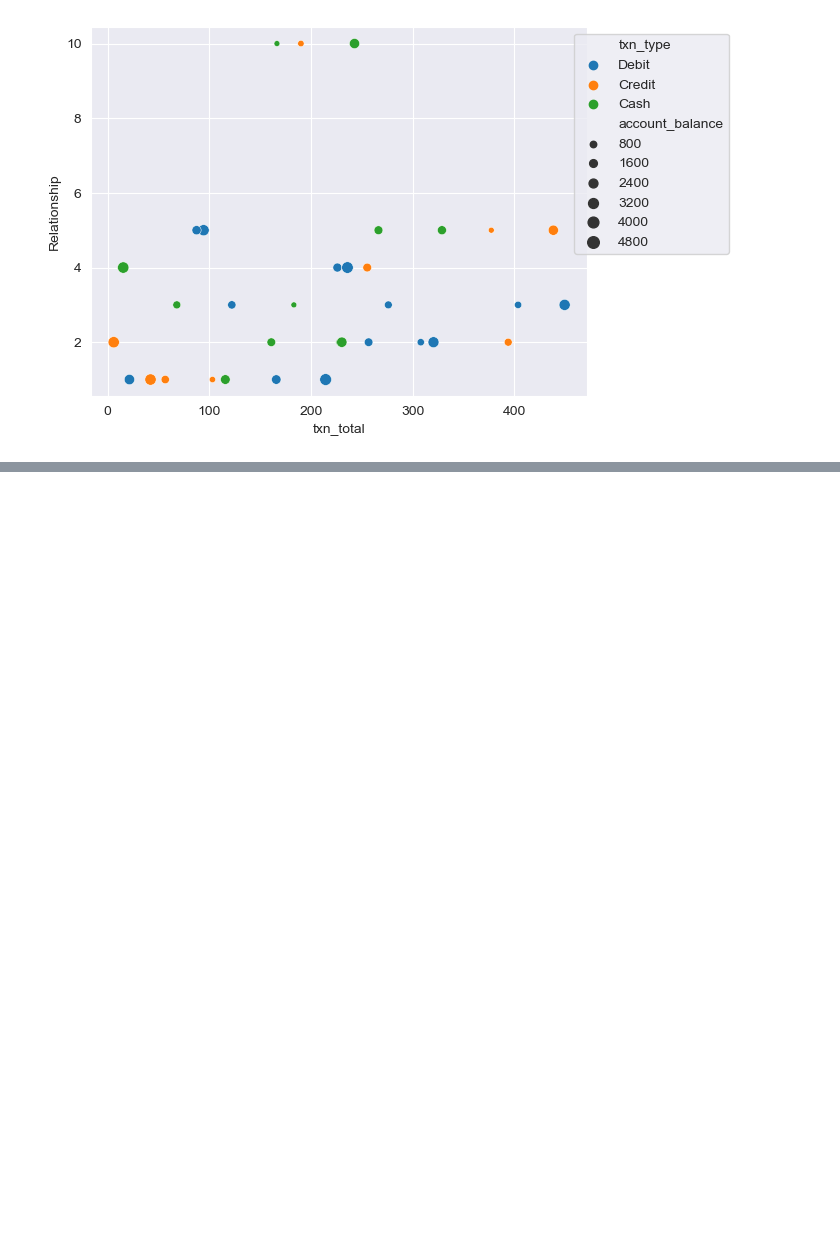
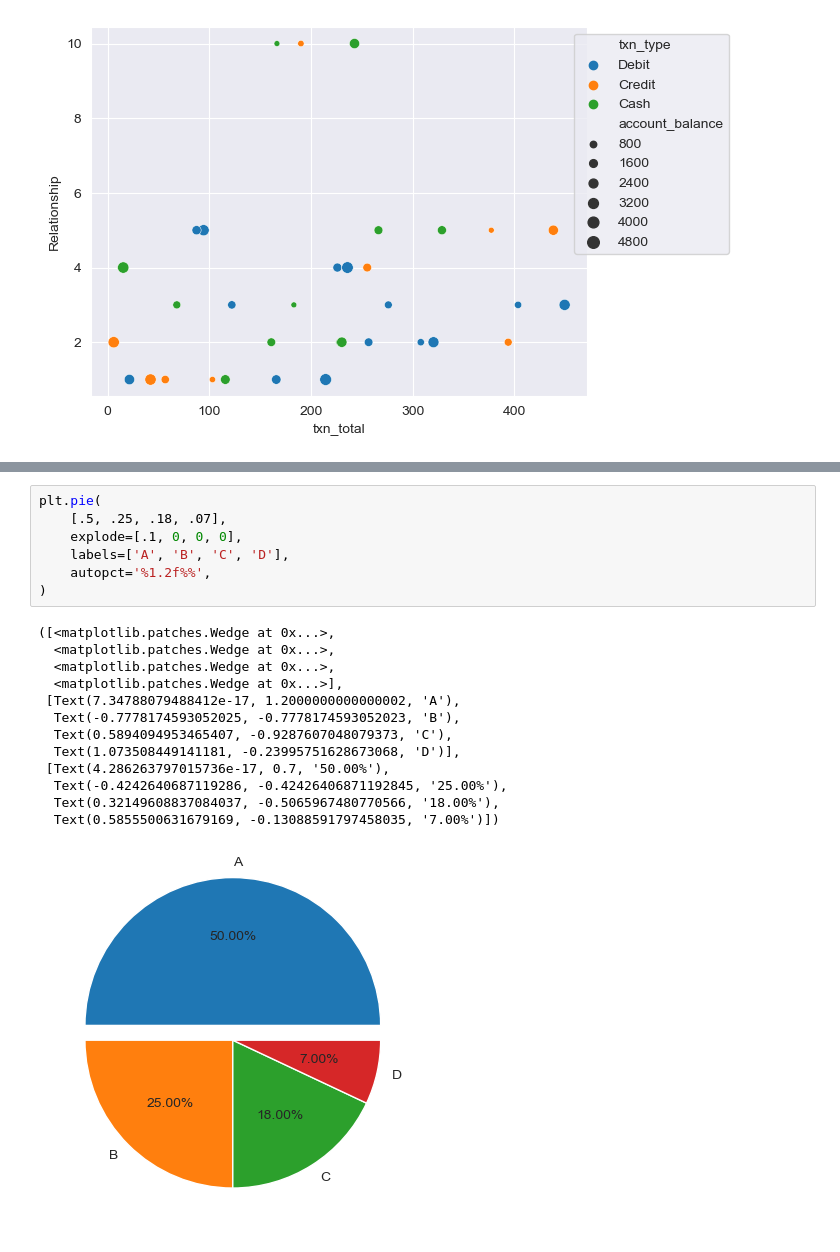
Before and after one commit to akinolu52/visualization-course, a Jupyter notebook: lecture5/lecture5.ipynb, the cells around one changed output, grey strips where cells are left out. Saved outputs shown, nothing was run; the diff lists cells and outputs as text; blank space fills up the shorter version.

Commit message:
pie chart exploration

```diff
--- a/lecture5/lecture5.ipynb
+++ b/lecture5/lecture5.ipynb
@@ -196,0 +205,21 @@ plt.legend(loc='upper right', bbox_to_anchor=(1.3, 1))
+# %%
+plt.pie(
+    [.5, .25, .18, .07],
+    explode=[.1, 0, 0, 0],
+    labels=['A', 'B', 'C', 'D'],
+    autopct='%1.2f%%',
+)
+# %% [output]
+([<matplotlib.patches.Wedge at 0x...>,
+  <matplotlib.patches.Wedge at 0x...>,
+  <matplotlib.patches.Wedge at 0x...>,
+  <matplotlib.patches.Wedge at 0x...>],
+ [Text(7.34788079488412e-17, 1.2000000000000002, 'A'),
+  Text(-0.7778174593052025, -0.7778174593052023, 'B'),
+  Text(0.5894094953465407, -0.9287607048079373, 'C'),
+  Text(1.073508449141181, -0.23995751628673068, 'D')],
+ [Text(4.286263797015736e-17, 0.7, '50.00%'),
+  Text(-0.4242640687119286, -0.42426406871192845, '25.00%'),
+  Text(0.32149608837084037, -0.5065967480770566, '18.00%'),
+  Text(0.5855500631679169, -0.13088591797458035, '7.00%')])
+[figure, added]
```
Also changed, not shown: parts of 2 cells of this notebook, 3 other files.
